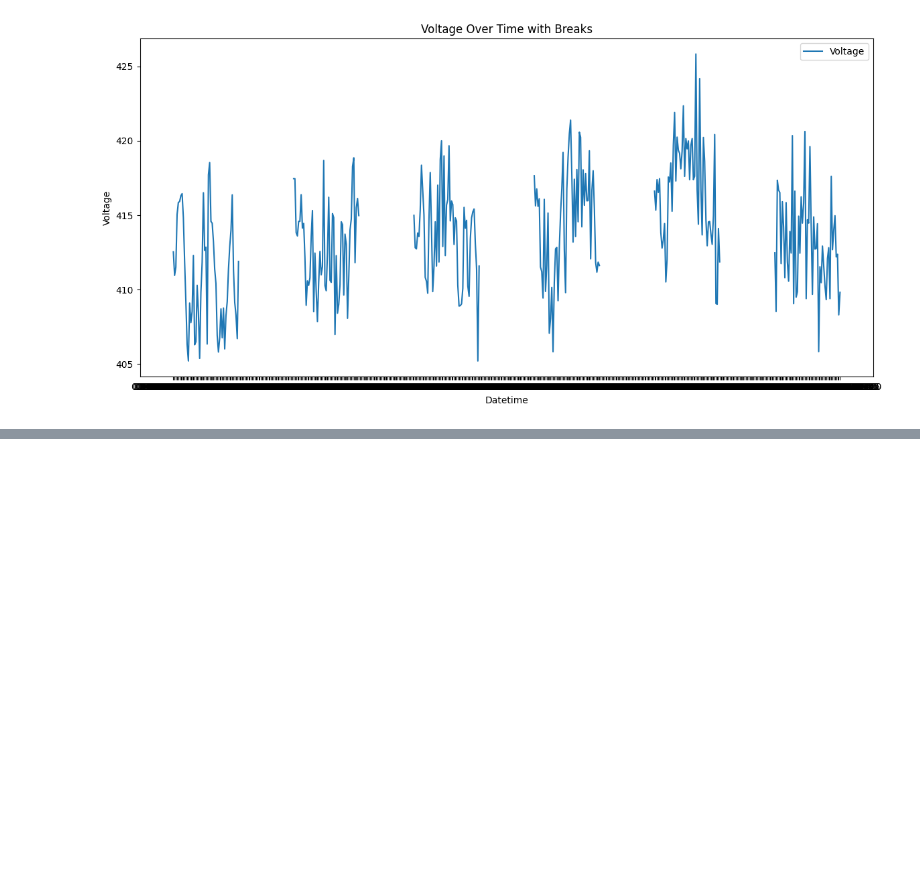
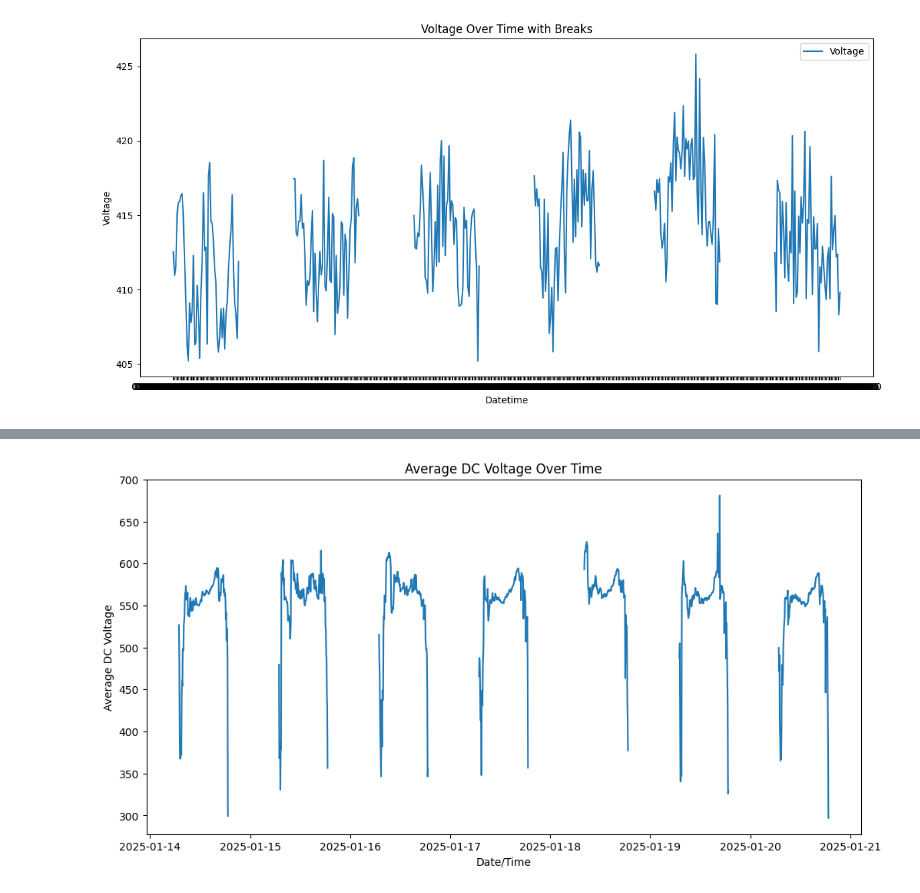
Before and after one commit to arjav1528/DigitalTwin, a Jupyter notebook: Digital_Twin.ipynb, the cells around one changed output, grey strips where cells are left out. Saved outputs shown, nothing was run; the diff lists cells and outputs as text; code cells hidden in the pictures; blank space fills up the shorter version.

Commit message:
Plotted Graphs for C-Mess

```diff
--- a/Digital_Twin.ipynb
+++ b/Digital_Twin.ipynb
@@ -42,0 +52,12 @@ plt.show()
+# %%
+df = pd.read_csv('cmess.csv')
+
+df['Date/Time'] = pd.to_datetime(df['Date/Time'], errors='coerce')
+plt.figure(figsize=(12, 6))
+plt.plot(df['Date/Time'], df['average_dc_voltage'])
+plt.title('Average DC Voltage Over Time')
+plt.xlabel('Date/Time')
+plt.ylabel('Average DC Voltage')
+plt.show()
+# %% [output]
+[figure, added]
```
Also changed, not shown: parts of 9 cells of this notebook, 1 other file.
